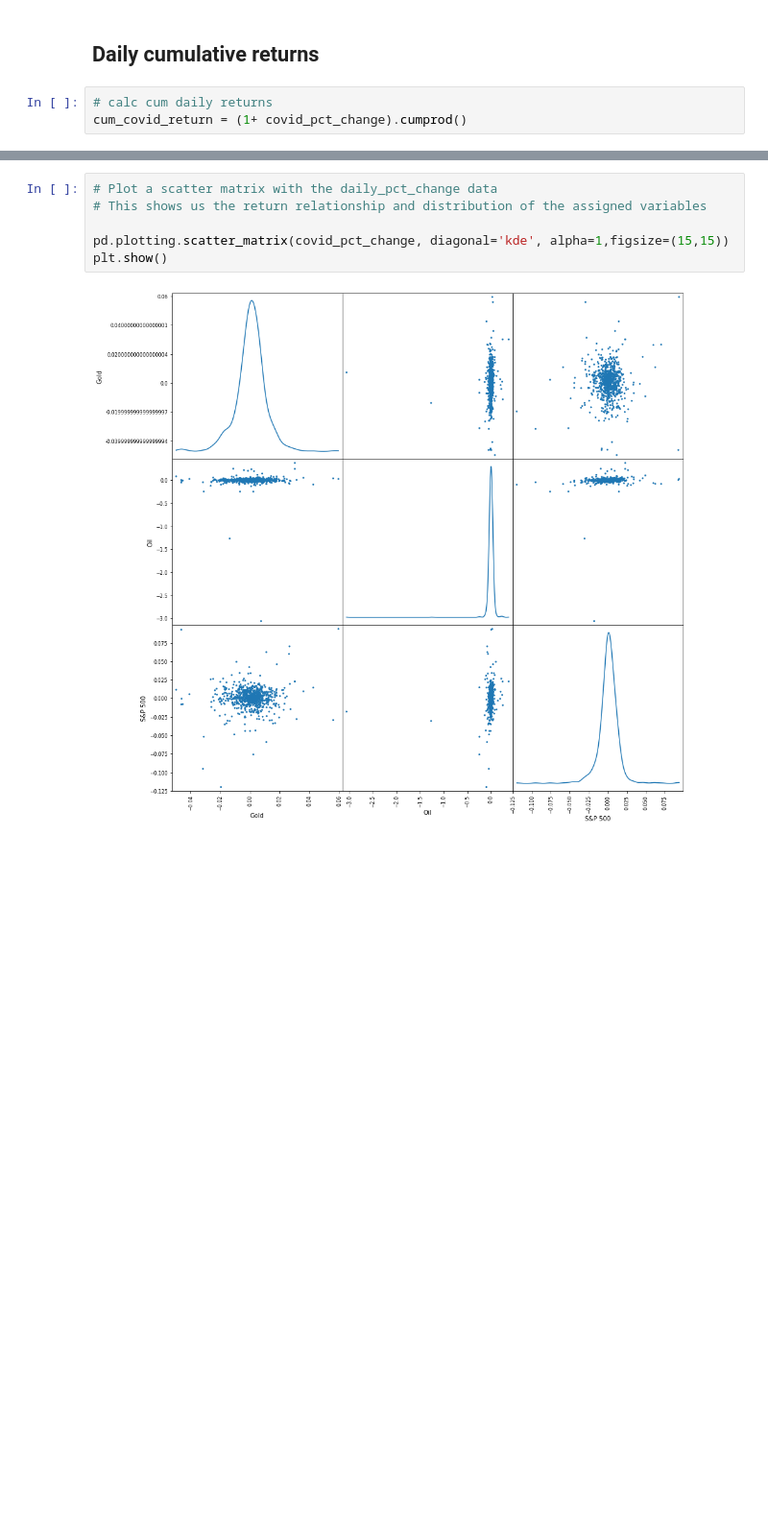
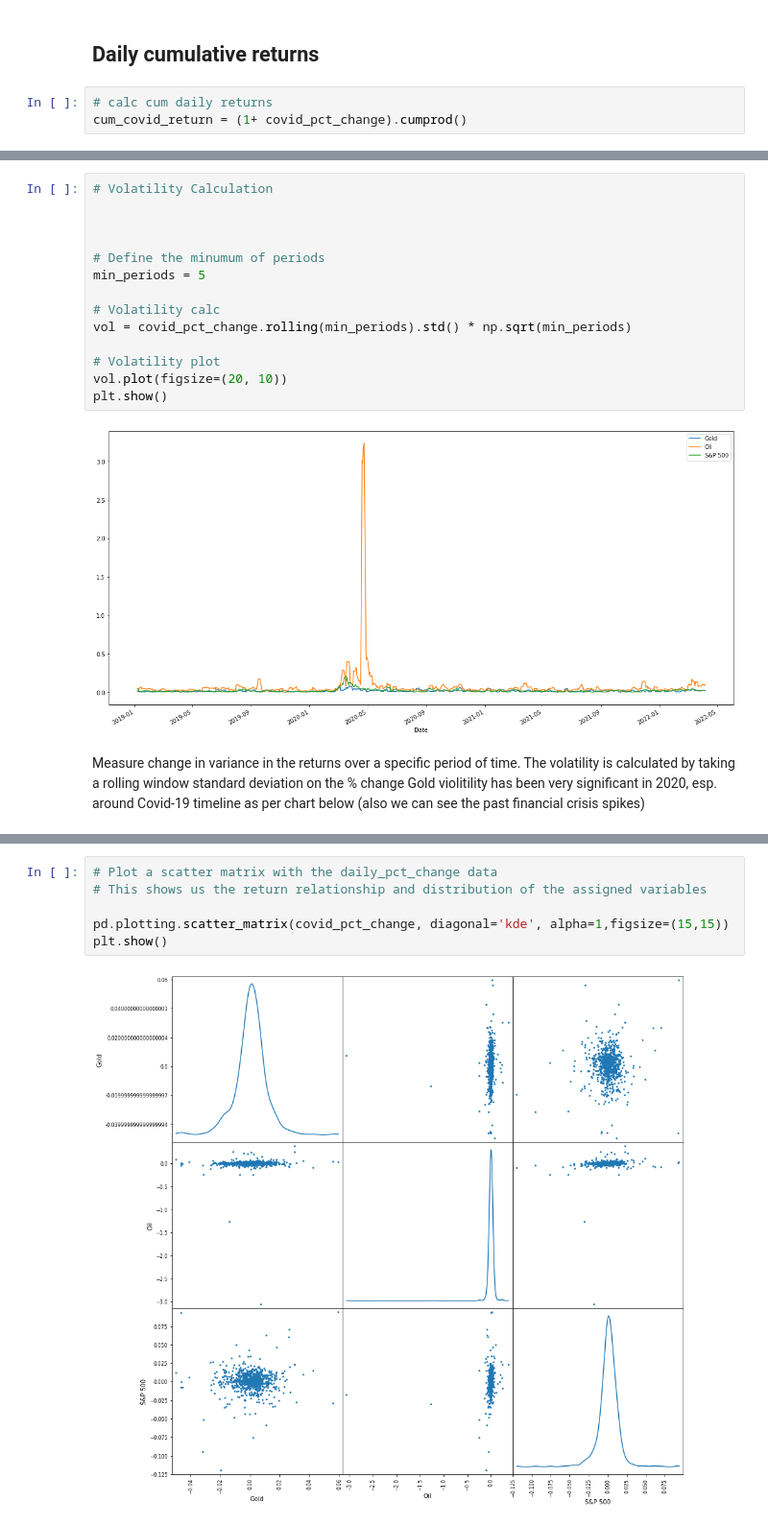
Before and after one commit to livelyvinay4u/Project1_group1, a Jupyter notebook: Project 1 Code.ipynb, the cells around one changed output, grey strips where cells are left out. Shown: that part at 96% size. Cells and saved outputs as stored; diff of their text form; blank space fills up the shorter version.

```diff
--- a/Project 1 Code.ipynb
+++ b/Project 1 Code.ipynb
@@ -183,2 +209,21 @@ fig.show()
+# %%
+# Volatility Calculation
+
+
+
+# Define the minumum of periods
+min_periods = 5
+
+# Volatility calc
+vol = covid_pct_change.rolling(min_periods).std() * np.sqrt(min_periods)
+
+# Volatility plot
+vol.plot(figsize=(20, 10))
+plt.show()
+# %% [output]
+[figure, added]
+# %% [markdown]
+Measure change in variance in the returns over a specific period of time. The volatility is calculated by taking a rolling window standard deviation on the % change
+Gold violitility has been very significant in 2020, esp. around Covid-19 timeline as per chart below (also we can see the past financial crisis spikes)
 # %%
 # Monthly Cumulative Returns
```
Also changed, not shown: parts of 12 cells of this notebook.
